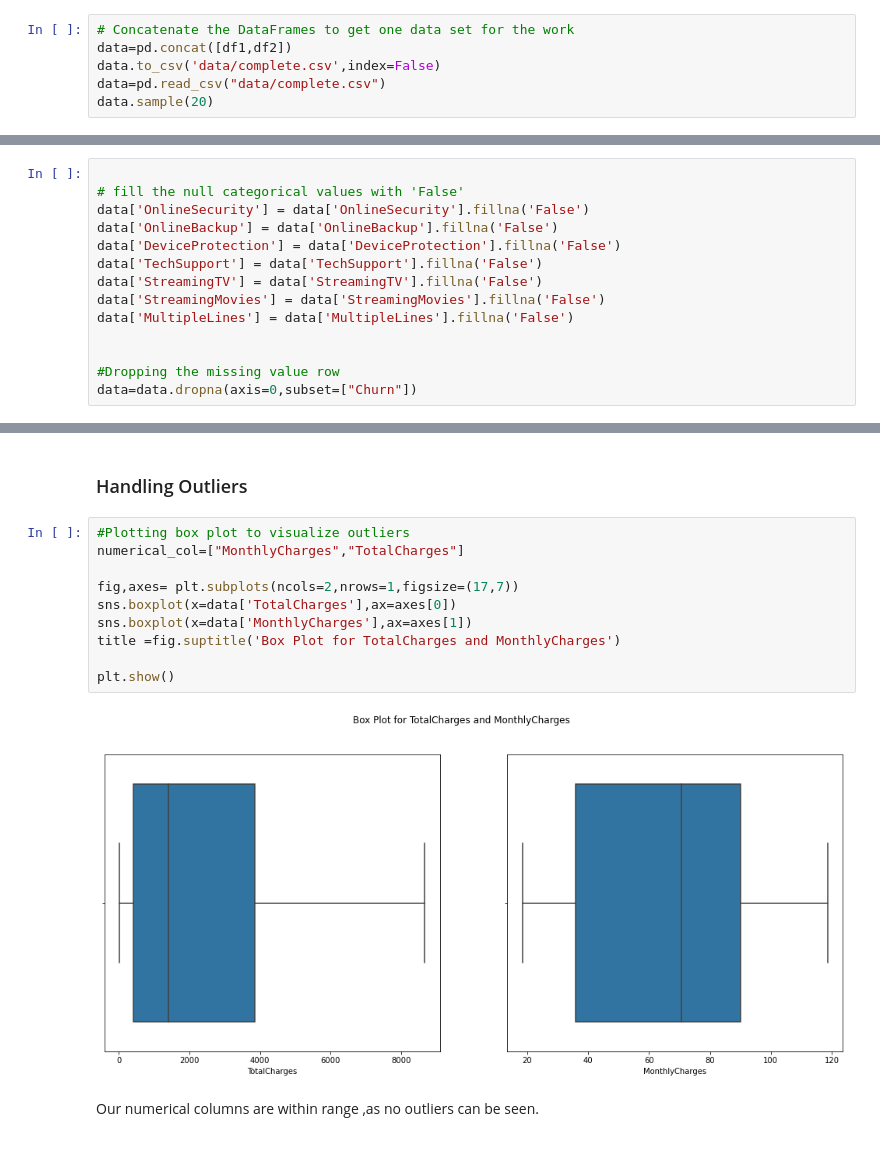
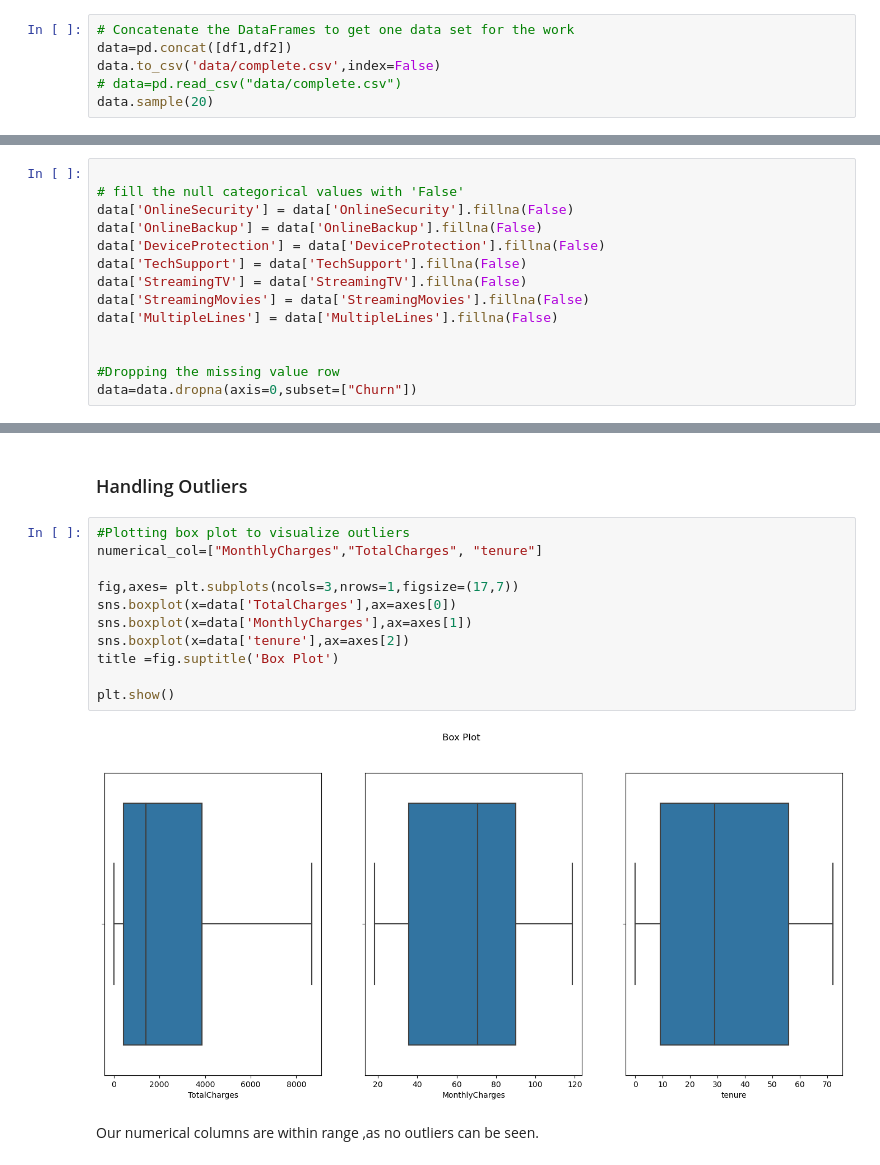
Before and after one commit to aaronayitey/LP2-Classification-Project, a Jupyter notebook: code.ipynb, the cells around one changed output, grey strips where cells are left out. Saved outputs shown, nothing was run; the diff lists cells and outputs as text.

```diff
--- a/code.ipynb
+++ b/code.ipynb
@@ -170,7 +180,7 @@ dataset_1: Index(['customerID', 'gender', 'SeniorCitizen', 'Partner', 'Dependent
 # Concatenate the DataFrames to get one data set for the work
 data=pd.concat([df1,df2])
 data.to_csv('data/complete.csv',index=False)
-data=pd.read_csv("data/complete.csv")
+# data=pd.read_csv("data/complete.csv")
 data.sample(20)
 # %% [output]
 |  | customerID | gender | SeniorCitizen | Partner | Dependents | tenure | PhoneService | MultipleLines | ... |
@@ -360,13 +399,13 @@ Name: TotalCharges, dtype: float64
 # %%
 
 # fill the null categorical values with 'False'
-data['OnlineSecurity'] = data['OnlineSecurity'].fillna('False')
-data['OnlineBackup'] = data['OnlineBackup'].fillna('False')
-data['DeviceProtection'] = data['DeviceProtection'].fillna('False')
-data['TechSupport'] = data['TechSupport'].fillna('False')
-data['StreamingTV'] = data['StreamingTV'].fillna('False')
-data['StreamingMovies'] = data['StreamingMovies'].fillna('False')
-data['MultipleLines'] = data['MultipleLines'].fillna('False')
+data['OnlineSecurity'] = data['OnlineSecurity'].fillna(False)
+data['OnlineBackup'] = data['OnlineBackup'].fillna(False)
+data['DeviceProtection'] = data['DeviceProtection'].fillna(False)
+data['TechSupport'] = data['TechSupport'].fillna(False)
+data['StreamingTV'] = data['StreamingTV'].fillna(False)
+data['StreamingMovies'] = data['StreamingMovies'].fillna(False)
+data['MultipleLines'] = data['MultipleLines'].fillna(False)
 
 
 #Dropping the missing value row
@@ -396,15 +435,16 @@ dtype: int64
 ### Handling Outliers
 # %%
 #Plotting box plot to visualize outliers
-numerical_col=["MonthlyCharges","TotalCharges"]
+numerical_col=["MonthlyCharges","TotalCharges", "tenure"]
 
-fig,axes= plt.subplots(ncols=2,nrows=1,figsize=(17,7))
+fig,axes= plt.subplots(ncols=3,nrows=1,figsize=(17,7))
 sns.boxplot(x=data['TotalCharges'],ax=axes[0])
 sns.boxplot(x=data['MonthlyCharges'],ax=axes[1])
-title =fig.suptitle('Box Plot for TotalCharges and MonthlyCharges')
+sns.boxplot(x=data['tenure'],ax=axes[2])
+title =fig.suptitle('Box Plot')
 
 plt.show()
 # %% [output]
-[figure, old version]
+[figure, new version]
 # %% [markdown]
 Our numerical columns are within range ,as no outliers can be seen.
```
Also changed, not shown: parts of 11 cells of this notebook, 1 other file.
